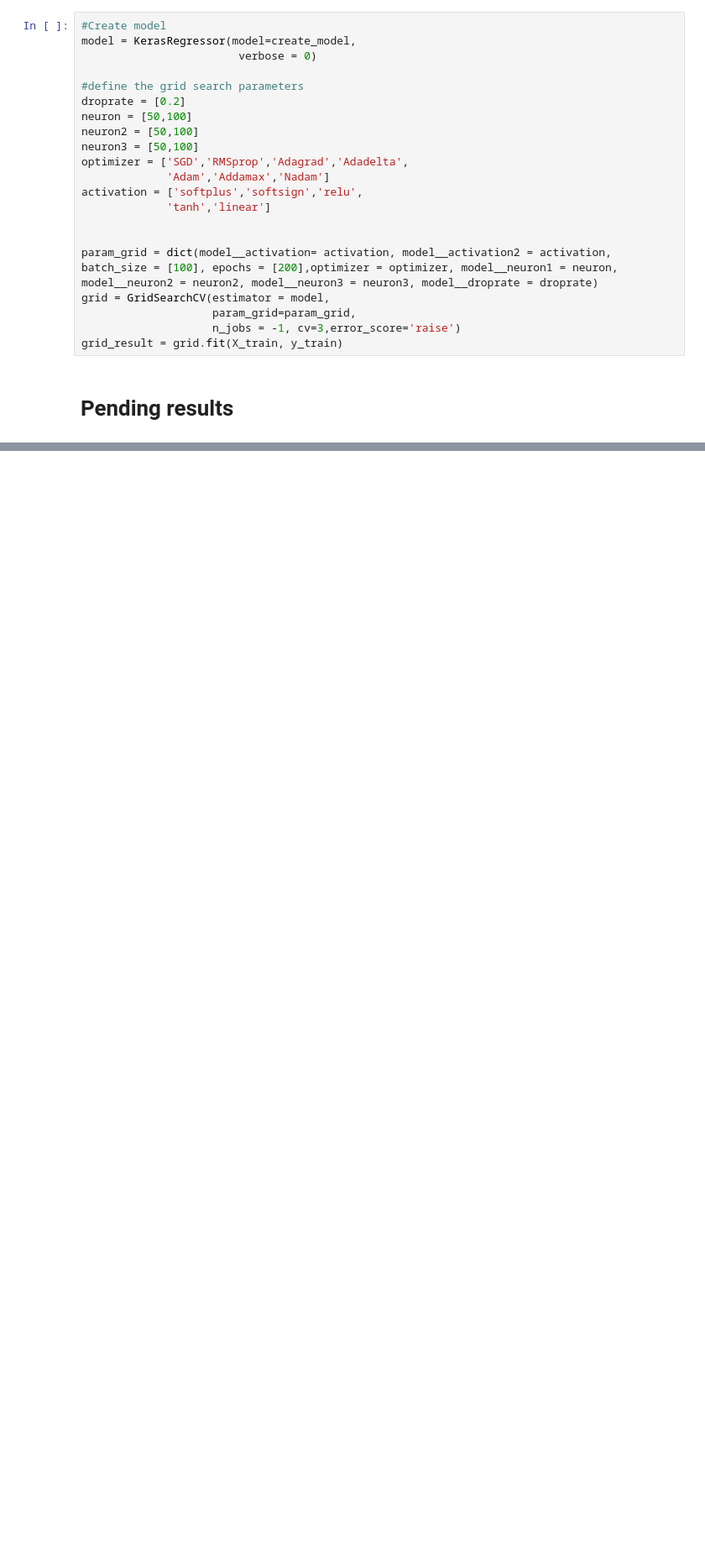
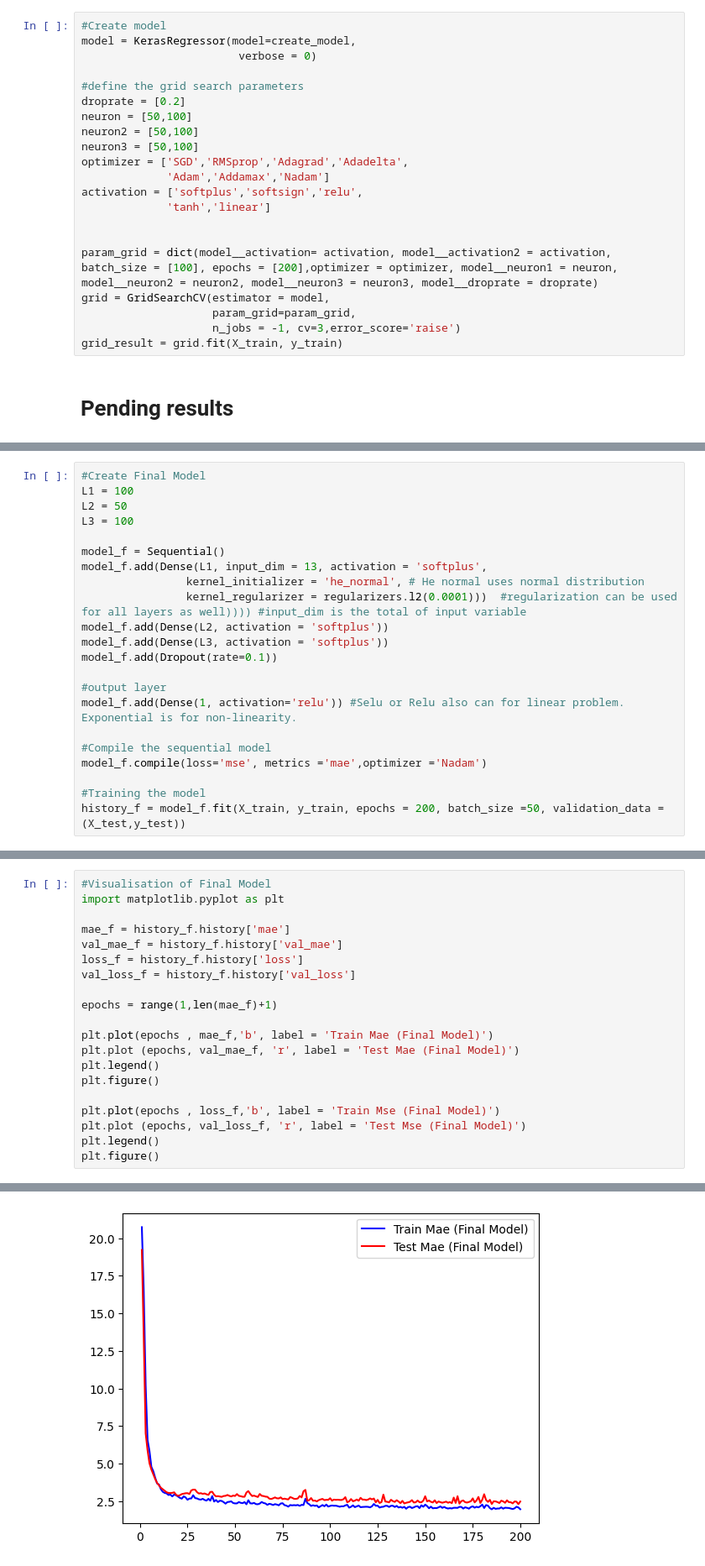
Before and after one commit to tkh-apu-master/apu-deep-learning-lab-tutorial, a Jupyter notebook: previous_weeks_student_answers/Lab_11 Apr_Boston/Loh Khai Ren_Boston Housing exercise.ipynb, the cells around one changed output, grey strips where cells are left out. Shown at 84% size. Cells and saved outputs as stored; diff of their text form; blank space fills up the shorter version.

```diff
--- a/previous_weeks_student_answers/Lab_11 Apr_Boston/Loh Khai Ren_Boston Housing exercise.ipynb
+++ b/previous_weeks_student_answers/Lab_11 Apr_Boston/Loh Khai Ren_Boston Housing exercise.ipynb
@@ -519,0 +540,22 @@ for mean, stdev, param in zip(means, stds,params):
+# %%
+#Create Final Model
+L1 = 100
+L2 = 50
+L3 = 100
+
+model_f = Sequential()
+model_f.add(Dense(L1, input_dim = 13, activation = 'softplus',
+                kernel_initializer = 'he_normal', # He normal uses normal distribution
+                kernel_regularizer = regularizers.l2(0.0001)))  #regularization can be used for all layers as well)))) #input_dim is the total of input variable
+model_f.add(Dense(L2, activation = 'softplus'))
+model_f.add(Dense(L3, activation = 'softplus'))
+model_f.add(Dropout(rate=0.1))
+
+#output layer
+model_f.add(Dense(1, activation='relu')) #Selu or Relu also can for linear problem. Exponential is for non-linearity.
+
+#Compile the sequential model
+model_f.compile(loss='mse', metrics ='mae',optimizer ='Nadam')
+
+#Training the model
+history_f = model_f.fit(X_train, y_train, epochs = 200, batch_size =50, validation_data = (X_test,y_test))
@@ -519,0 +580,21 @@ for mean, stdev, param in zip(means, stds,params):
+# %%
+#Visualisation of Final Model
+import matplotlib.pyplot as plt
+
+mae_f = history_f.history['mae']
+val_mae_f = history_f.history['val_mae']
+loss_f = history_f.history['loss']
+val_loss_f = history_f.history['val_loss']
+
+epochs = range(1,len(mae_f)+1)
+
+plt.plot(epochs , mae_f,'b', label = 'Train Mae (Final Model)')
+plt.plot (epochs, val_mae_f, 'r', label = 'Test Mae (Final Model)')
+plt.legend()
+plt.figure()
+
+plt.plot(epochs , loss_f,'b', label = 'Train Mse (Final Model)')
+plt.plot (epochs, val_loss_f, 'r', label = 'Test Mse (Final Model)')
+plt.legend()
+plt.figure()
+# %% [output]
@@ -519,0 +602 @@ for mean, stdev, param in zip(means, stds,params):
+[figure, added]
```
Also changed, not shown: parts of 19 cells of this notebook, 23 other files.
